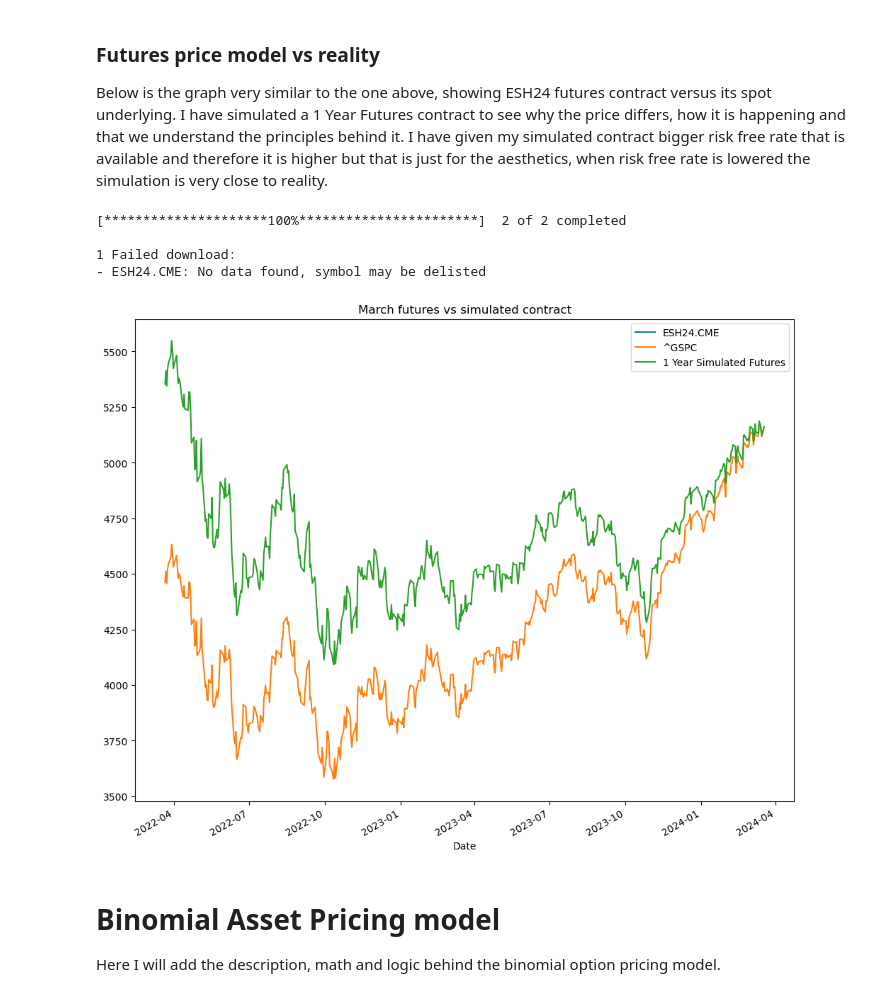
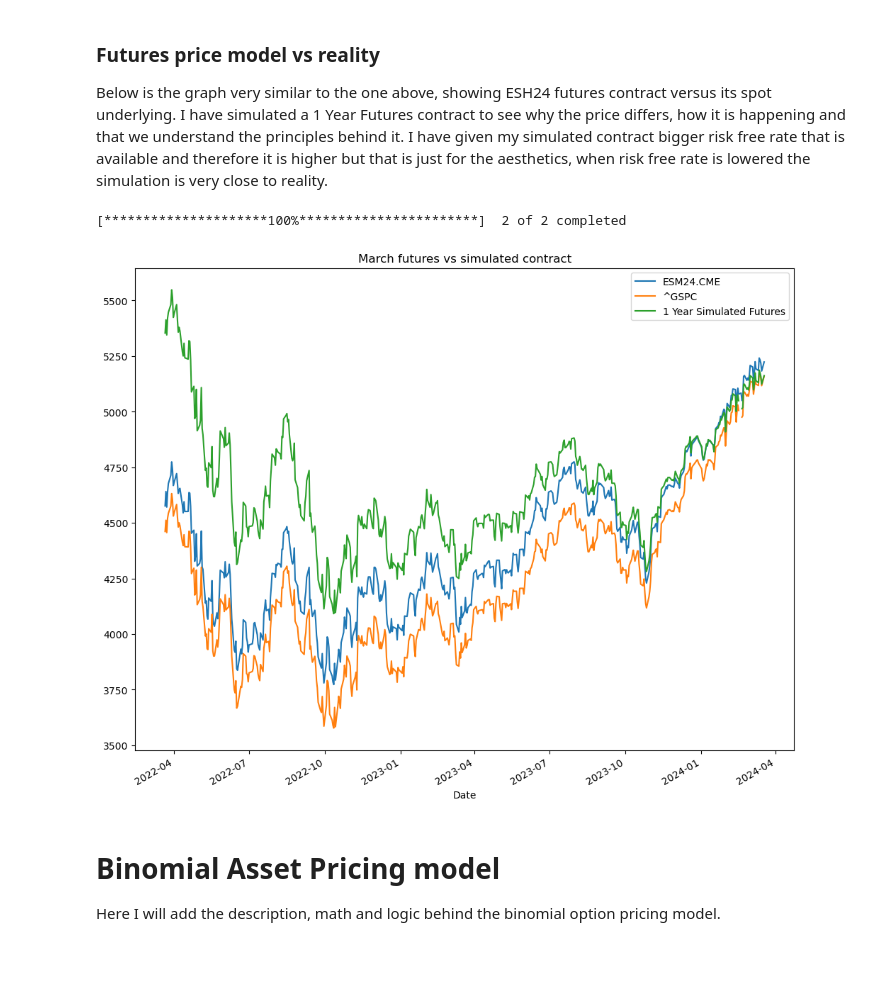
Before and after one commit to jakubjanak2004/Quant, a Jupyter notebook: pricing_derivatives.ipynb, the cells around one changed output. Drawn from its saved outputs; the diff is of its cells as text; code cells hidden in the pictures; blank space fills up the shorter version.

```diff
--- a/pricing_derivatives.ipynb
+++ b/pricing_derivatives.ipynb
@@ -76,26 +73,23 @@ Below is the graph very similar to the one above, showing ESH24 futures contract
 # %%
 D = 0
 r = .1
 t = 2
 
-ticker_symbols = ['^GSPC', 'ESH24.CME']
+ticker_symbols = ['^GSPC', 'ESM24.CME']
 end = dt.datetime.now()
 start = end - dt.timedelta(days=365*t)
 data = pdr.get_data_yahoo(ticker_symbols, start=start, end=end)['Adj Close']
 
 maturity_as_date = data.index[0] + dt.timedelta(days=365*t)
 time_list = (maturity_as_date - data.index).days / (365)
 
 data['1 Year Simulated Futures'] = forward_calculation(data['^GSPC'], D, r, time_list)
 
 data.plot(title="March futures vs simulated contract", figsize=(12, 10))
 plt.show()
 # %% [output]
 [*********************100%***********************]  2 of 2 completed
-
-1 Failed download:
-- ESH24.CME: No data found, symbol may be delisted
-[figure, old version]
+[figure, new version]
 # %% [markdown]
 # Binomial Asset Pricing model
 
```
Also changed, not shown: parts of 1 cell of this notebook.
